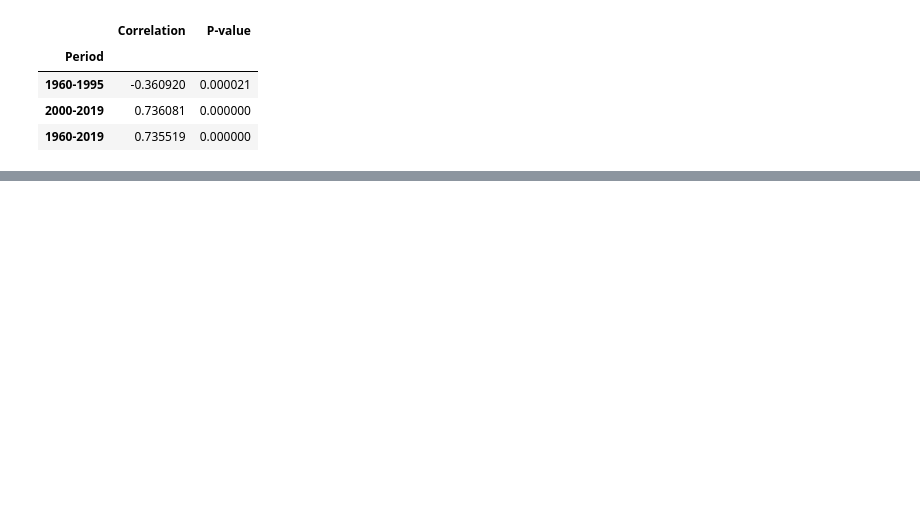
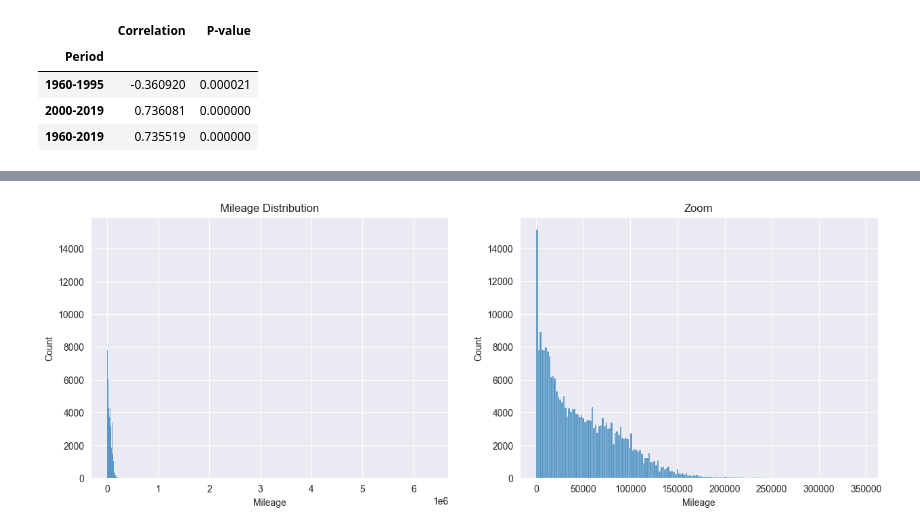
Before and after one commit to maciej-polcyn/data-processing-capstone-project, a Jupyter notebook: report.ipynb, the cells around one changed output, grey strips where cells are left out. Drawn from its saved outputs; the diff is of its cells as text; code cells hidden in the pictures; blank space fills up the shorter version.

Commit message:
Numerical features: Mileage

```diff
--- a/report.ipynb
+++ b/report.ipynb
@@ -513,0 +553,13 @@ year_price
+# %%
+fig, (ax1, ax2) = plt.subplots(ncols=2, nrows=1, figsize=(15, 5))
+
+ax1.set_title("Mileage Distribution")
+a = sns.histplot(df, x="Mileage", ax=ax1)
+
+ax2.set_title("Zoom")
+zoom = df[df["Mileage"] < 400000]
+b = sns.histplot(zoom, x="Mileage", ax=ax2)
+
+plt.show()
+# %% [output]
+[figure, added]
```
Also changed, not shown: parts of 14 cells of this notebook.
